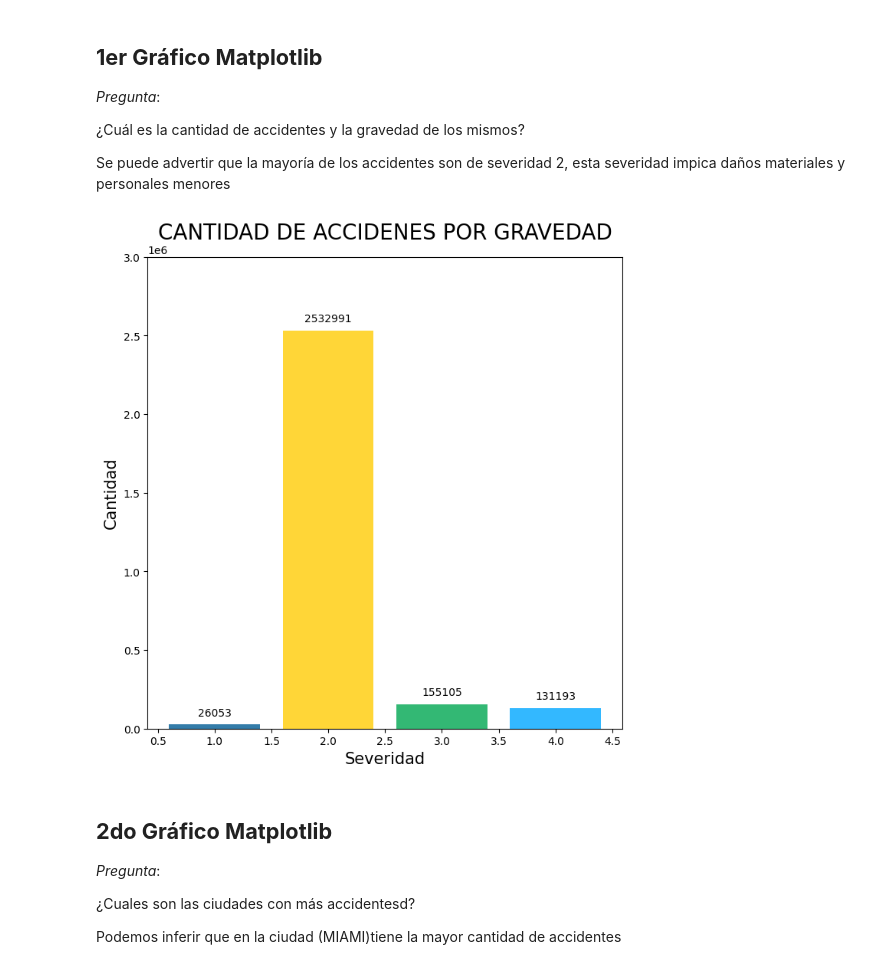
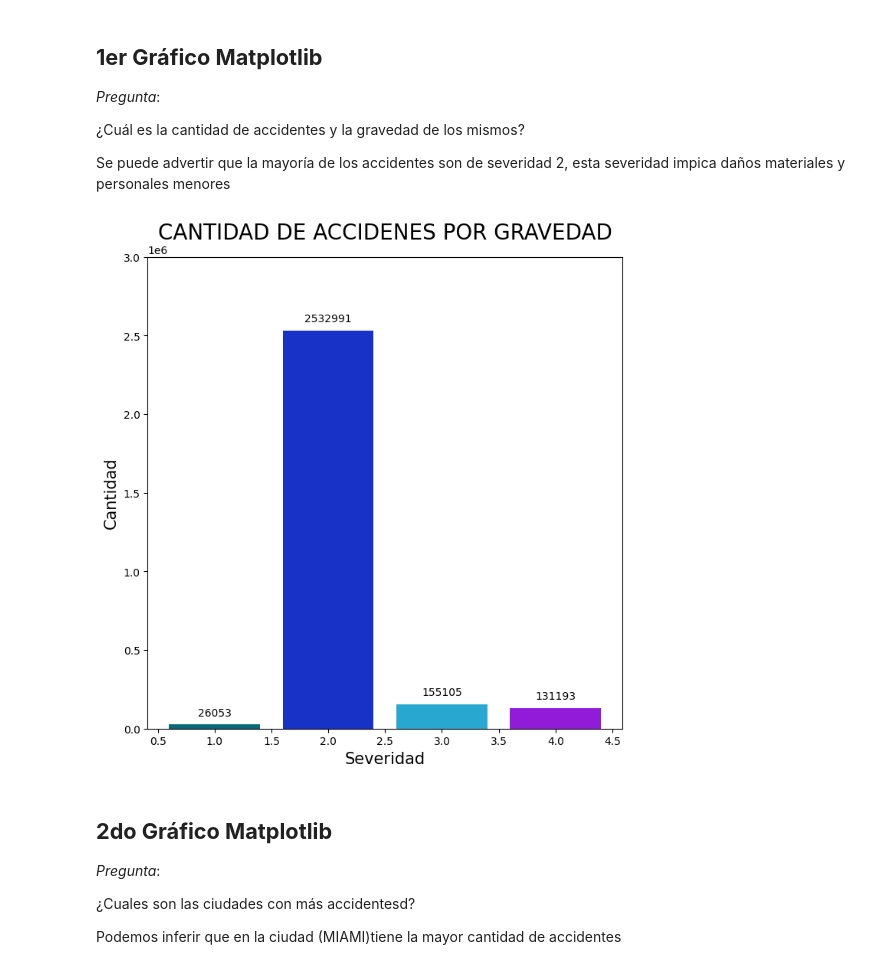
Before and after one commit to EWECORP/DScience_41870, a Jupyter notebook: VISUALIZACION_Eduardo_Ettlin.ipynb, the cells around one changed output. Drawn from its saved outputs; the diff is of its cells as text; code cells hidden in the pictures.

```diff
--- a/VISUALIZACION_Eduardo_Ettlin.ipynb
+++ b/VISUALIZACION_Eduardo_Ettlin.ipynb
@@ -122,19 +123,6 @@ Se puede advertir que la mayoría de los accidentes son de severidad 2, esta sev
 #Defino los valores para los ejes (X,Y)
 severidad_cantidad = df1.groupby('Severity')['Severity'].agg(len)
 severidad_tipos = list(df1['Severity'].value_counts().index)
-# %%
-
-fig, ax1 = plt.subplots(figsize=(8,8))
-graf = ax1.bar(sorted(severidad_tipos), severidad_cantidad, color= ['#337ca9','#ffd637','#33b874','#33b8ff'])
-ax1.set_ylim([0,3000000])
-ax1.set_title('CANTIDAD DE ACCIDENES POR GRAVEDAD', fontsize= '20')
-ax1.set_ylabel('Cantidad', fontsize= '15')
-ax1.set_xlabel('Severidad',fontsize= '15')
-autolabel(graf, 0)
-
-plt.show()
-# %% [output]
-[figure, removed]
 # %%
 # Creación colores aleatorios
 import random
@@ -144,6 +132,20 @@ def color_aleatorio():
   return "#{:02x}{:02x}{:02x}".format(r,g,b)
 
 color = [color_aleatorio() for _ in range(100)]
+# %%
+
+fig, ax1 = plt.subplots(figsize=(8,8))
+graf = ax1.bar(sorted(severidad_tipos), severidad_cantidad, color= color)
+
+ax1.set_ylim([0,3000000])
+ax1.set_title('CANTIDAD DE ACCIDENES POR GRAVEDAD', fontsize= '20')
+ax1.set_ylabel('Cantidad', fontsize= '15')
+ax1.set_xlabel('Severidad',fontsize= '15')
+autolabel(graf, 0)
+
+plt.show()
+# %% [output]
+[figure, added]
 # %% [markdown]
 ## **2do Gráfico Matplotlib**
 
```
Also changed, not shown: parts of 27 cells of this notebook.
